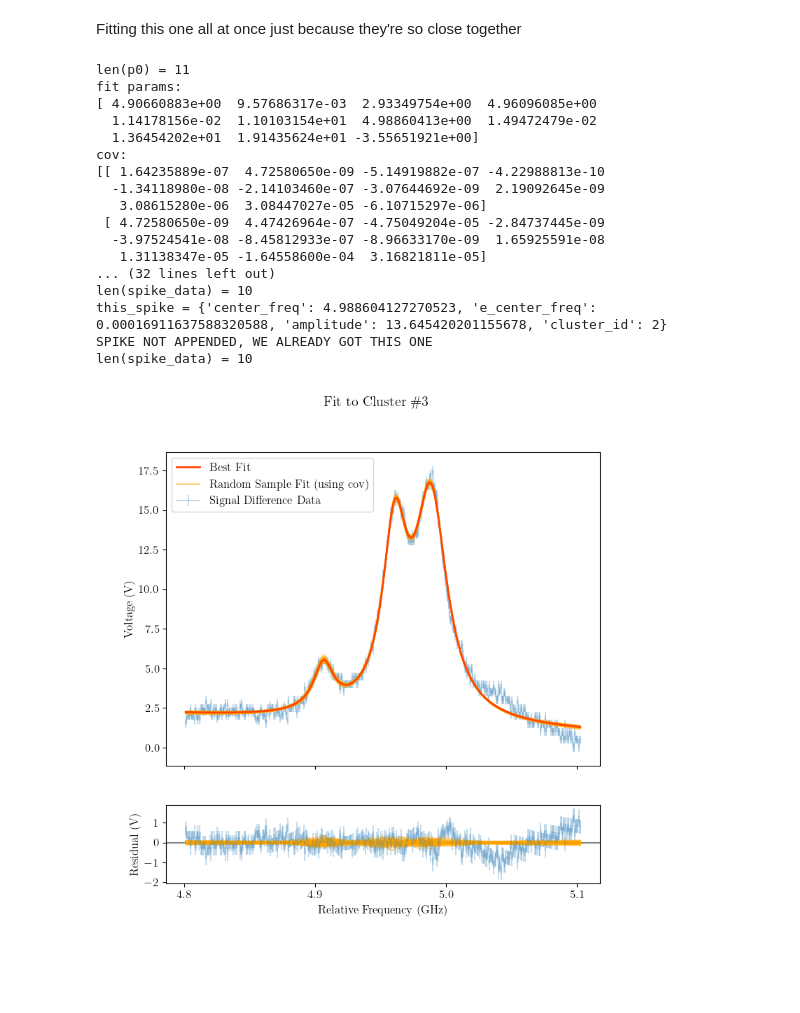
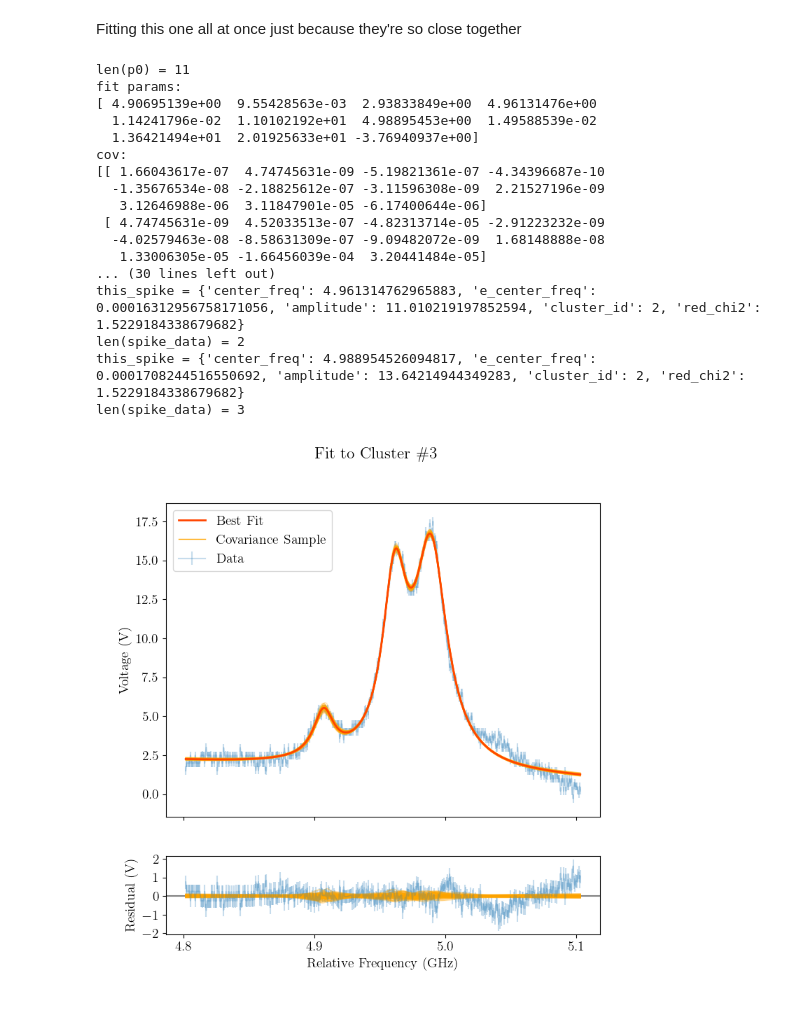
Before and after one commit to andres-luengo/alden-andres-max-most-dangerous-4450-trio, a Jupyter notebook: rb-spectroscopy/fit_no_mag.ipynb, the cells around one changed output. Drawn from its saved outputs; the diff is of its cells as text; code cells hidden in the pictures; blank space fills up the shorter version.

```diff
--- a/rb-spectroscopy/fit_no_mag.ipynb
+++ b/rb-spectroscopy/fit_no_mag.ipynb
@@ -21,7 +21,7 @@ uns = load(sat=False, mag=False)
 def loss(offset):
     diff = sat.signal - np.interp(sat.frequency + offset, uns.frequency, uns.signal, left=np.nan, right=np.nan)
     diff = diff[np.isfinite(diff)]
-    return np.sum(diff**2)
+    return np.sum(diff**2) / len(diff)
 
 offset_opt_res = minimize(loss, 0.)
 offset_opt_res
@@ -156,14 +156,14 @@ fit_params, cov = curve_fit(triple_lorentzian, x, y, p0, np.sqrt(2)*0.25)
 print(f"fit params:\n{fit_params}")
 print(f"cov:\n{cov}")
 
-fit_data_ax.errorbar(x, y, yerr=0.25, alpha=0.25, label='Signal Difference Data')
+fit_data_ax.errorbar(x, y, yerr=0.25, alpha=0.25, label='Data')
 fit_data_ax.plot(x, triple_lorentzian(x, *fit_params), lw=2, c='orangered', zorder=10, label='Best Fit')
 data_y_lims = fit_data_ax.set_ylim()
 
 random_fit_samples = np.random.multivariate_normal(fit_params, cov, 64)
 for fit_sample in random_fit_samples:
     fit_data_ax.plot(x, triple_lorentzian(x, *fit_sample), lw=1, c='orange', zorder=5, alpha=0.3)
-fit_data_ax.plot(x, triple_lorentzian(x, *fit_sample), lw=1, c='orange', zorder=5, label='Random Sample Fit (using cov)')
+fit_data_ax.plot(x, triple_lorentzian(x, *fit_sample), lw=1, c='orange', zorder=5, label='Covariance Sample')
 
 fit_data_ax.legend()
 
@@ -178,49 +178,53 @@ fit_res_ax.errorbar(x, residuals, yerr=np.sqrt(2)*0.25, alpha=0.25)
 for fit_sample in random_fit_samples:
     fit_res_ax.plot(x, triple_lorentzian(x, *fit_sample) - triple_lorentzian(x, *fit_params), c='orange', alpha=0.3)
 
 fit_res_ax.set_ylabel('Residual (V)')
 fit_res_ax.set_xlabel('Relative Frequency (GHz)')
 
 fig.suptitle(f'Fit to Cluster \\#{cluster_n + 1}')
 
+red_chi2 = np.sum((residuals / (np.sqrt(2)*.25))**2) / (len(residuals) - 11)
+print(f"{red_chi2 = :.4g}")
+
 for i in range(3):
     this_spike = {
         "center_freq": fit_params[0 + i*3],
         "e_center_freq": np.sqrt(np.diag(cov))[0 + i*3],
         "amplitude": fit_params[2 + i*3],
-        "cluster_id": cluster_n
+        "cluster_id": cluster_n,
+        "red_chi2": red_chi2
     }
 
     print(f"{this_spike = }")
 
     if this_spike not in spike_data:
         spike_data.append(this_spike)
     else:
         print('SPIKE NOT APPENDED, WE ALREADY GOT THIS ONE')
 
     print(f"{len(spike_data) = }")
 
 
 plt.locator_params(nbins=5)
 # %% [output]
 len(p0) = 11
 fit params:
-[ 4.90660883e+00  9.57686317e-03  2.93349754e+00  4.96096085e+00
-  1.14178156e-02  1.10103154e+01  4.98860413e+00  1.49472479e-02
-  1.36454202e+01  1.91435624e+01 -3.55651921e+00]
+[ 4.90695139e+00  9.55428563e-03  2.93833849e+00  4.96131476e+00
+  1.14241796e-02  1.10102192e+01  4.98895453e+00  1.49588539e-02
+  1.36421494e+01  2.01925633e+01 -3.76940937e+00]
 cov:
-[[ 1.64235889e-07  4.72580650e-09 -5.14919882e-07 -4.22988813e-10
-  -1.34118980e-08 -2.14103460e-07 -3.07644692e-09  2.19092645e-09
-   3.08615280e-06  3.08447027e-05 -6.10715297e-06]
- [ 4.72580650e-09  4.47426964e-07 -4.75049204e-05 -2.84737445e-09
-  -3.97524541e-08 -8.45812933e-07 -8.96633170e-09  1.65925591e-08
-   1.31138347e-05 -1.64558600e-04  3.16821811e-05]
-... (32 lines left out)
-len(spike_data) = 10
-this_spike = {'center_freq': 4.988604127270523, 'e_center_freq': 0.00016911637588320588, 'amplitude': 13.645420201155678, 'cluster_id': 2}
-SPIKE NOT APPENDED, WE ALREADY GOT THIS ONE
-len(spike_data) = 10
+[[ 1.66043617e-07  4.74745631e-09 -5.19821361e-07 -4.34396687e-10
+  -1.35676534e-08 -2.18825612e-07 -3.11596308e-09  2.21527196e-09
+   3.12646988e-06  3.11847901e-05 -6.17400644e-06]
+ [ 4.74745631e-09  4.52033513e-07 -4.82313714e-05 -2.91223232e-09
+  -4.02579463e-08 -8.58631309e-07 -9.09482072e-09  1.68148888e-08
+   1.33006305e-05 -1.66456039e-04  3.20441484e-05]
+... (30 lines left out)
+this_spike = {'center_freq': 4.961314762965883, 'e_center_freq': 0.00016312956758171056, 'amplitude': 11.010219197852594, 'cluster_id': 2, 'red_chi2': 1.5229184338679682}
+len(spike_data) = 2
+this_spike = {'center_freq': 4.988954526094817, 'e_center_freq': 0.0001708244516550692, 'amplitude': 13.64214944349283, 'cluster_id': 2, 'red_chi2': 1.5229184338679682}
+len(spike_data) = 3
-[figure, old version]
+[figure, new version]
 # %%
 def red_lorentzian(x, center, gamma, amplitude, baseline, baseline_slope):
     return Lorentzian(x, center, gamma, amplitude, baseline) + baseline_slope*x
```
Also changed, not shown: parts of 15 cells of this notebook, 2 other files.
